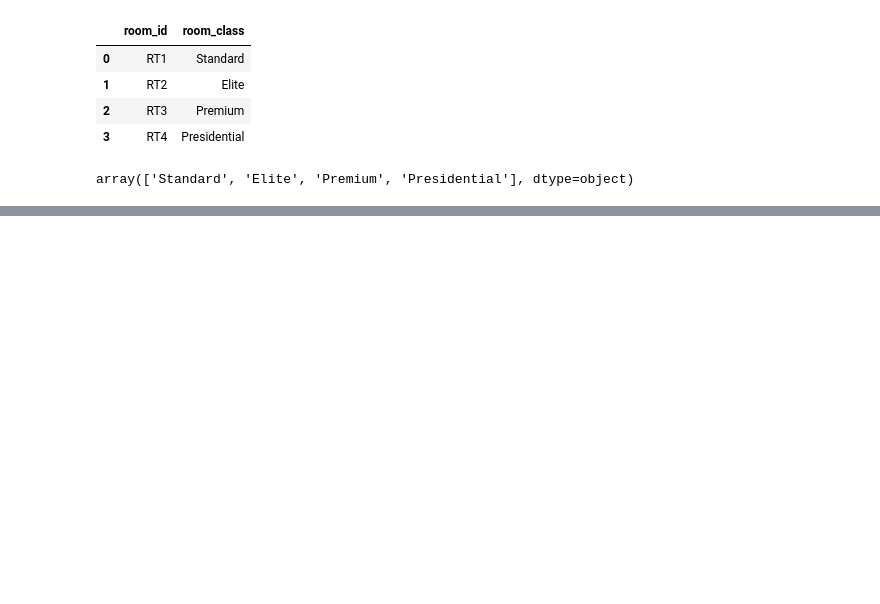
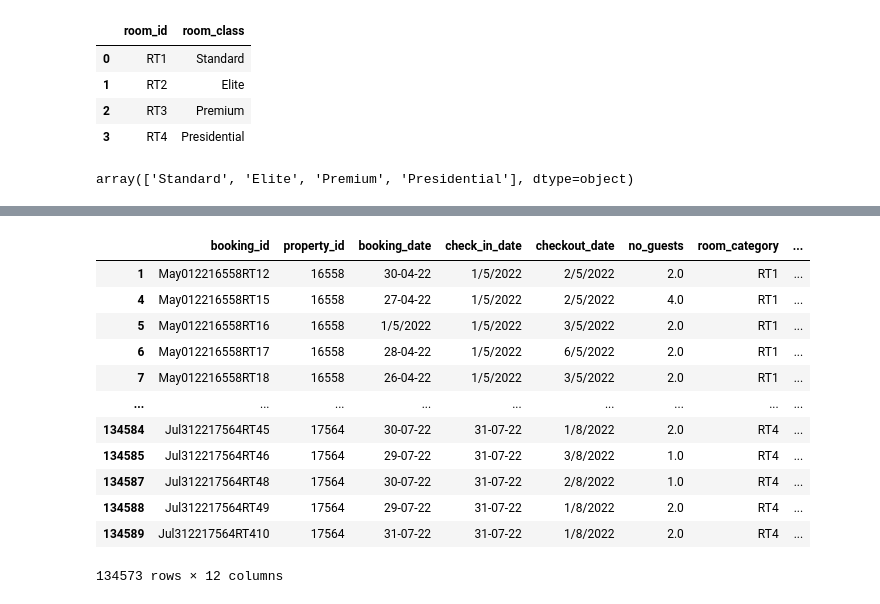
Before and after one commit to azeem932356/Hospitality-Revenue-Analysis, a Jupyter notebook: hospitality_analysis.ipynb, the cells around one changed output, grey strips where cells are left out. Saved outputs shown, nothing was run; the diff lists cells and outputs as text; code cells hidden in the pictures; blank space fills up the shorter version.

Commit message:
Data Cleaning

```diff
--- a/hospitality_analysis.ipynb
+++ b/hospitality_analysis.ipynb
@@ -159,0 +233,19 @@ array(['Standard', 'Elite', 'Premium', 'Presidential'], dtype=object)
+# %%
+#For cleaning above outliers we have option to use reverse those are lessthan higher_limit values are valid values and store then in dataframe
+
+df_bookings= df_bookings[df_bookings.revenue_generated < higher_limit]
+df_bookings
+# %% [output]
+|  | booking_id | property_id | booking_date | check_in_date | checkout_date | no_guests | room_category | ... |
+| 1 | May012216558RT12 | 16558 | 30-04-22 | 1/5/2022 | 2/5/2022 | 2.0 | RT1 | ... |
+| 4 | May012216558RT15 | 16558 | 27-04-22 | 1/5/2022 | 2/5/2022 | 4.0 | RT1 | ... |
+| 5 | May012216558RT16 | 16558 | 1/5/2022 | 1/5/2022 | 3/5/2022 | 2.0 | RT1 | ... |
+| 6 | May012216558RT17 | 16558 | 28-04-22 | 1/5/2022 | 6/5/2022 | 2.0 | RT1 | ... |
+| 7 | May012216558RT18 | 16558 | 26-04-22 | 1/5/2022 | 3/5/2022 | 2.0 | RT1 | ... |
+| ... | ... | ... | ... | ... | ... | ... | ... | ... |
+| 134584 | Jul312217564RT45 | 17564 | 30-07-22 | 31-07-22 | 1/8/2022 | 2.0 | RT4 | ... |
+| 134585 | Jul312217564RT46 | 17564 | 29-07-22 | 31-07-22 | 3/8/2022 | 1.0 | RT4 | ... |
+| 134587 | Jul312217564RT48 | 17564 | 30-07-22 | 31-07-22 | 2/8/2022 | 1.0 | RT4 | ... |
+| 134588 | Jul312217564RT49 | 17564 | 29-07-22 | 31-07-22 | 1/8/2022 | 2.0 | RT4 | ... |
+| 134589 | Jul312217564RT410 | 17564 | 31-07-22 | 31-07-22 | 1/8/2022 | 2.0 | RT4 | ... |
+134573 rows × 12 columns
```
Also changed, not shown: parts of 21 cells of this notebook.
